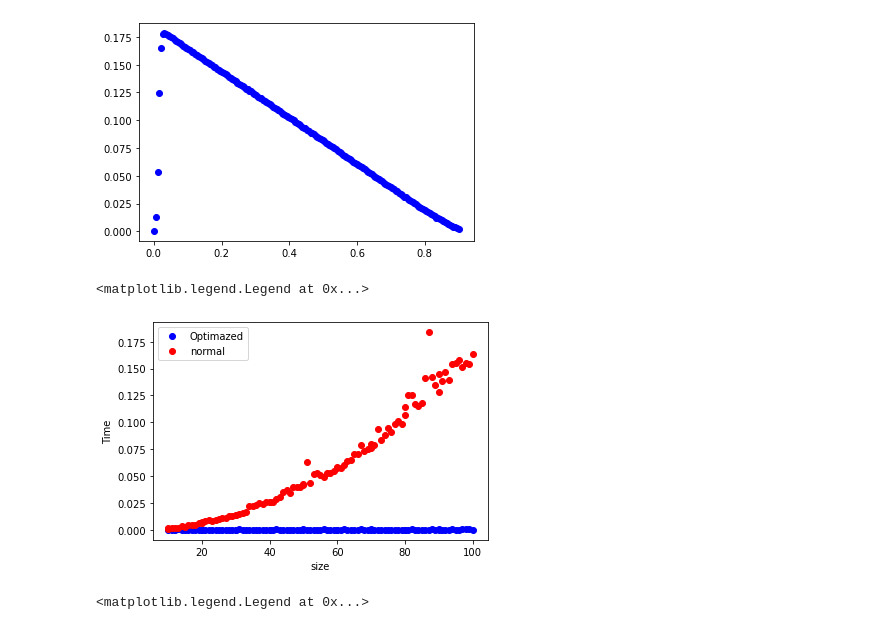
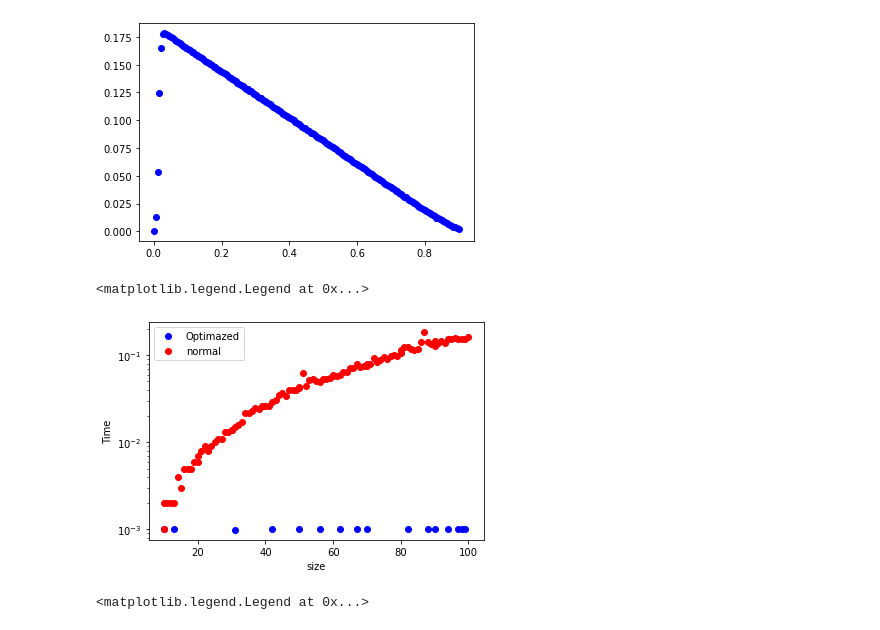
Before and after one commit to quimort/schellings-model, a Jupyter notebook: analisis.ipynb, the cells around one changed output. Cells and saved outputs as stored; diff of their text form; code cells hidden in the pictures.

```diff
--- a/analisis.ipynb
+++ b/analisis.ipynb
@@ -17,13 +17,14 @@ plt.plot(df_1000.index,df_1000['interratial pears dif'],'bo')
 # %%
 df = pd.read_csv('schelling_optimization_size_0-01.csv',delimiter=";")
 plt.plot(df['size'],df['optimized time(s)'],'bo',label="Optimazed")
 plt.plot(df['size'],df['normal time(s)'],'ro',label="normal")
 plt.xlabel("size")
 plt.ylabel("Time")
+plt.yscale("log")
 plt.legend()
 # %% [output]
 <matplotlib.legend.Legend at 0x...>
-[figure, old version]
+[figure, new version]
 # %%
 df = pd.read_csv('schelling_optimization_empty_50.csv',delimiter=";")
 plt.plot(df['empty'],df['optimized time(s)'],'bo',label="Optimazed")
```
Also changed, not shown: parts of 1 cell of this notebook.
